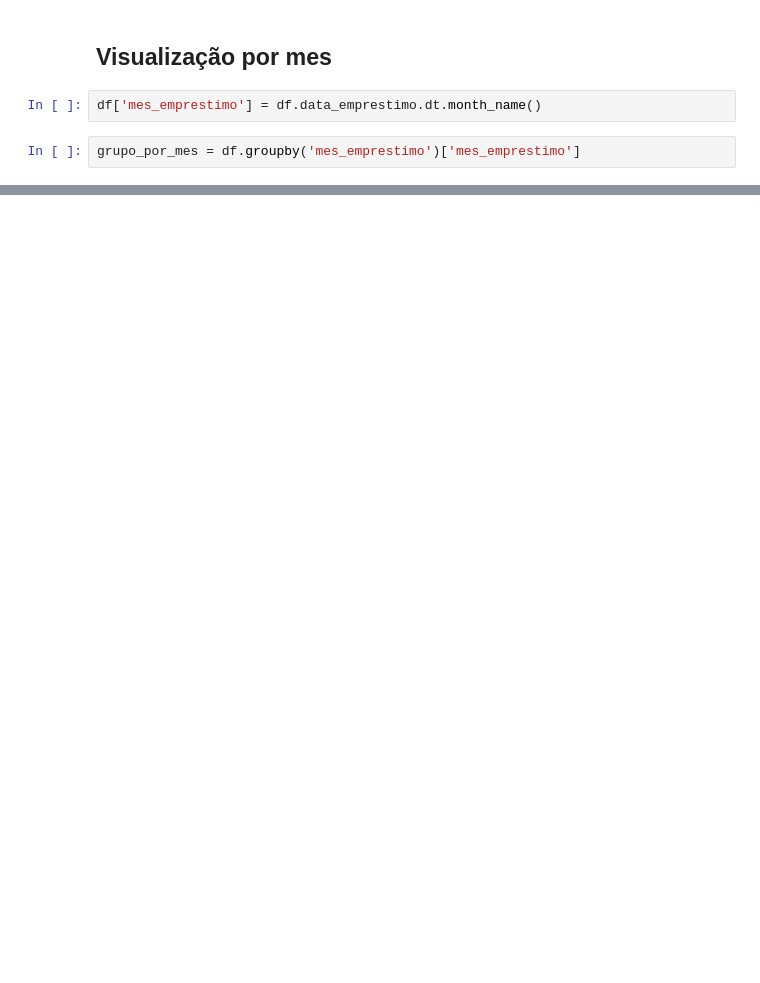
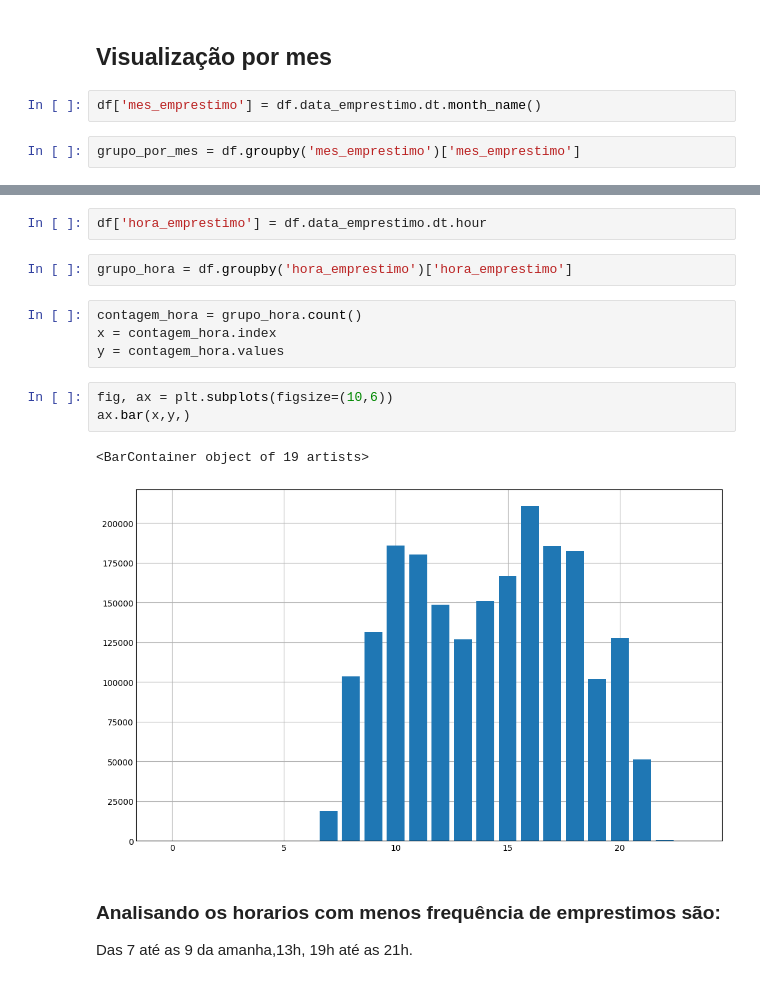
Before and after one commit to oLeandrops/Pandas7DaysOfCode, a Jupyter notebook: dia3/Terceiro_dia.ipynb, the cells around one changed output, grey strips where cells are left out. Cells and saved outputs as stored; diff of their text form; blank space fills up the shorter version.

```diff
--- a/dia3/Terceiro_dia.ipynb
+++ b/dia3/Terceiro_dia.ipynb
@@ -87,0 +79,17 @@ grupo_por_mes.value_counts().plot(kind='line',figsize=(15,5))
+# %%
+df['hora_emprestimo'] = df.data_emprestimo.dt.hour
+# %%
+grupo_hora = df.groupby('hora_emprestimo')['hora_emprestimo']
+# %%
+contagem_hora = grupo_hora.count()
+x = contagem_hora.index
+y = contagem_hora.values
+# %%
+fig, ax = plt.subplots(figsize=(10,6))
+ax.bar(x,y,)
+# %% [output]
+<BarContainer object of 19 artists>
+[figure, added]
+# %% [markdown]
+### Analisando os horarios com menos frequência de emprestimos são:
+Das 7 até as 9 da amanha,13h, 19h até as 21h.
```
Also changed, not shown: parts of 11 cells of this notebook.
